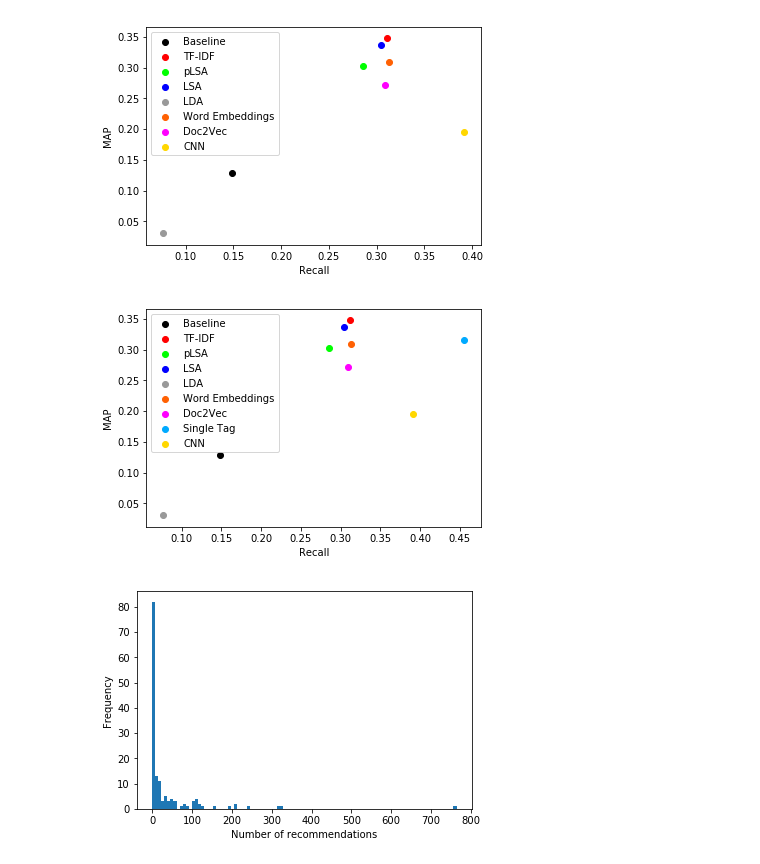
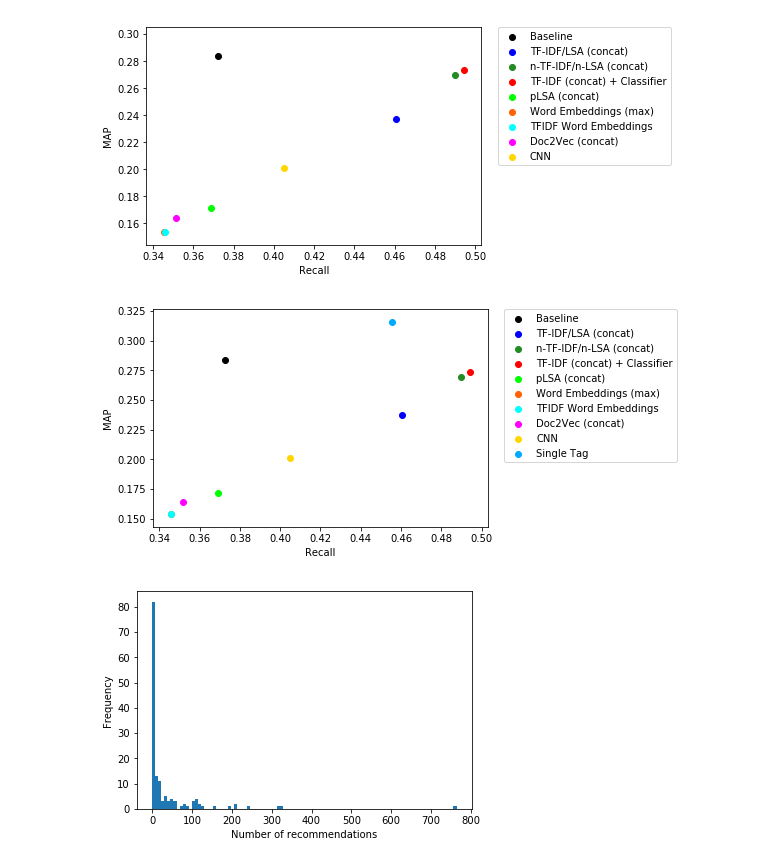
Before and after one commit to philippnaeser/recommender-system, a Jupyter notebook: notebooks/Evaluation Plots.ipynb, the cells around one changed output. Cells and saved outputs as stored; diff of their text form; code cells hidden in the pictures.

```diff
--- a/notebooks/Evaluation Plots.ipynb
+++ b/notebooks/Evaluation Plots.ipynb
@@ -2,38 +2,40 @@
 import pandas as pd
 import matplotlib.pyplot as plt
 # %%
-plt.scatter(0.1485332330673328,0.12798390390248596,label="Baseline",c="#000000") # baseline
-plt.scatter(0.3113070393471838,0.3493109943879079,label="TF-IDF",c="#ff0000")
-plt.scatter(0.28560709093467146,0.30295680794789775,label="pLSA",c="#00ff00")
-plt.scatter(0.304459972799324,0.336378335041751,label="LSA",c="#0000ff")
-plt.scatter(0.0765370726445622,0.0312170366747584,label="LDA",c="#999999")
-plt.scatter(0.313136050274351, 0.309721989594664, label = "Word Embeddings", c="#FF6103")
-plt.scatter(0.308962153543122, 0.271315961079363, label = "Doc2Vec", c="#FF00FF")
-plt.scatter(0.391361440697838, 0.1947110356281217, label = "CNN", c = "#FFD700")
+plt.scatter(0.37240057946633,0.283920612444374,label="Baseline",c="#000000") # baseline
+plt.scatter(0.460535571917647,0.237123636523345,label="TF-IDF/LSA (concat)",c="#0000ff")
+plt.scatter(0.48970595132017,0.269596359546176,label="n-TF-IDF/n-LSA (concat)",c="#228B22")
+plt.scatter(0.494161234347887,0.273475973108996,label="TF-IDF (concat) + Classifier",c="#ff0000")
+plt.scatter(0.368944332411011,0.171653624635148,label="pLSA (concat)",c="#00ff00")
+plt.scatter(0.345729962950804, 0.153743275202498, label = "Word Embeddings (max)", c="#FF6103")
+plt.scatter(0.345823758382966, 0.153721315160841, label = "TFIDF Word Embeddings", c="#00FFFF")
+plt.scatter(0.351639075177038, 0.164163631342265, label = "Doc2Vec (concat)", c="#FF00FF")
+plt.scatter(0.405008676077475, 0.201318793552533, label = "CNN", c = "#FFD700")
 
 plt.xlabel("Recall")
 plt.ylabel("MAP")
-plt.legend()
+plt.legend(bbox_to_anchor=(1.05, 1), loc=2, borderaxespad=0.)
 plt.show()
 # %% [output]
-[figure, old version]
+[figure, new version]
 # %%
-plt.scatter(0.1485332330673328,0.12798390390248596,label="Baseline",c="#000000") # baseline
-plt.scatter(0.3113070393471838,0.3493109943879079,label="TF-IDF",c="#ff0000")
-plt.scatter(0.28560709093467146,0.30295680794789775,label="pLSA",c="#00ff00")
-plt.scatter(0.304459972799324,0.336378335041751,label="LSA",c="#0000ff")
-plt.scatter(0.0765370726445622,0.0312170366747584,label="LDA",c="#999999")
-plt.scatter(0.313136050274351, 0.309721989594664, label = "Word Embeddings", c="#FF6103")
-plt.scatter(0.308962153543122, 0.271315961079363, label = "Doc2Vec", c="#FF00FF")
+plt.scatter(0.37240057946633,0.283920612444374,label="Baseline",c="#000000") # baseline
+plt.scatter(0.460535571917647,0.237123636523345,label="TF-IDF/LSA (concat)",c="#0000ff")
+plt.scatter(0.48970595132017,0.269596359546176,label="n-TF-IDF/n-LSA (concat)",c="#228B22")
+plt.scatter(0.494161234347887,0.273475973108996,label="TF-IDF (concat) + Classifier",c="#ff0000")
+plt.scatter(0.368944332411011,0.171653624635148,label="pLSA (concat)",c="#00ff00")
+plt.scatter(0.345729962950804, 0.153743275202498, label = "Word Embeddings (max)", c="#FF6103")
+plt.scatter(0.345823758382966, 0.153721315160841, label = "TFIDF Word Embeddings", c="#00FFFF")
+plt.scatter(0.351639075177038, 0.164163631342265, label = "Doc2Vec (concat)", c="#FF00FF")
+plt.scatter(0.405008676077475, 0.201318793552533, label = "CNN", c = "#FFD700")
 plt.scatter(0.45541340815616205,0.31595470648956375,label="Single Tag",c="#00aaff")
-plt.scatter(0.391361440697838, 0.1947110356281217, label = "CNN", c = "#FFD700")
 
 plt.xlabel("Recall")
 plt.ylabel("MAP")
-plt.legend()
+plt.legend(bbox_to_anchor=(1.05, 1), loc=2, borderaxespad=0.)
 plt.show()
 # %% [output]
-[figure, old version]
+[figure, new version]
 # %%
 lens = [1, 0, 0, 241, 11, 0, 3, 323, 2, 0, 1, 15, 0, 11, 6, 19, 0, 1, 1, 22, 1, 8, 2, 0, 107, 32, 2, 3, 0, 1, 61, 9, 2, 7, 52, 212, 0, 54, 6, 49, 764, 59, 9, 19, 8, 44, 102, 9, 2, 1, 80, 153, 35, 8, 105, 0, 0, 103, 18, 0, 0, 0, 0, 1, 0, 4, 0, 2, 0, 2, 2, 43, 2, 47, 85, 10, 195, 320, 24, 18, 1, 7, 4, 121, 0, 113, 15, 110, 1, 2, 0, 4, 1, 1, 20, 12, 0, 19, 29, 1, 1, 0, 47, 16, 6, 2, 2, 1, 0, 1, 124, 7, 10, 0, 1, 21, 5, 1, 74, 44, 0, 5, 2, 1, 0, 82, 207, 17, 1, 33, 1, 0, 0, 0, 0, 19, 36, 111, 4, 1, 23, 0, 0, 119, 1, 36]
 # %%
```
Also changed, not shown: 1 other file.
